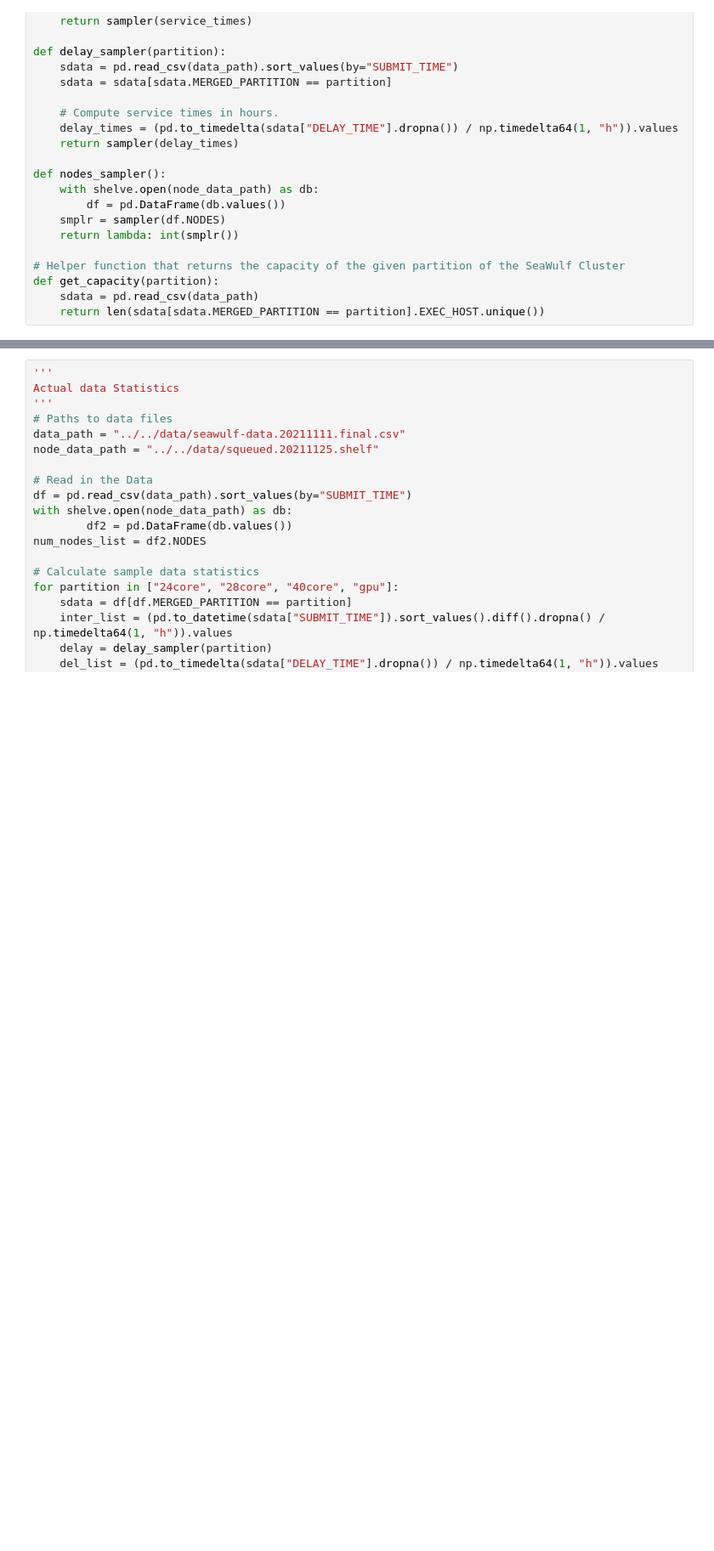
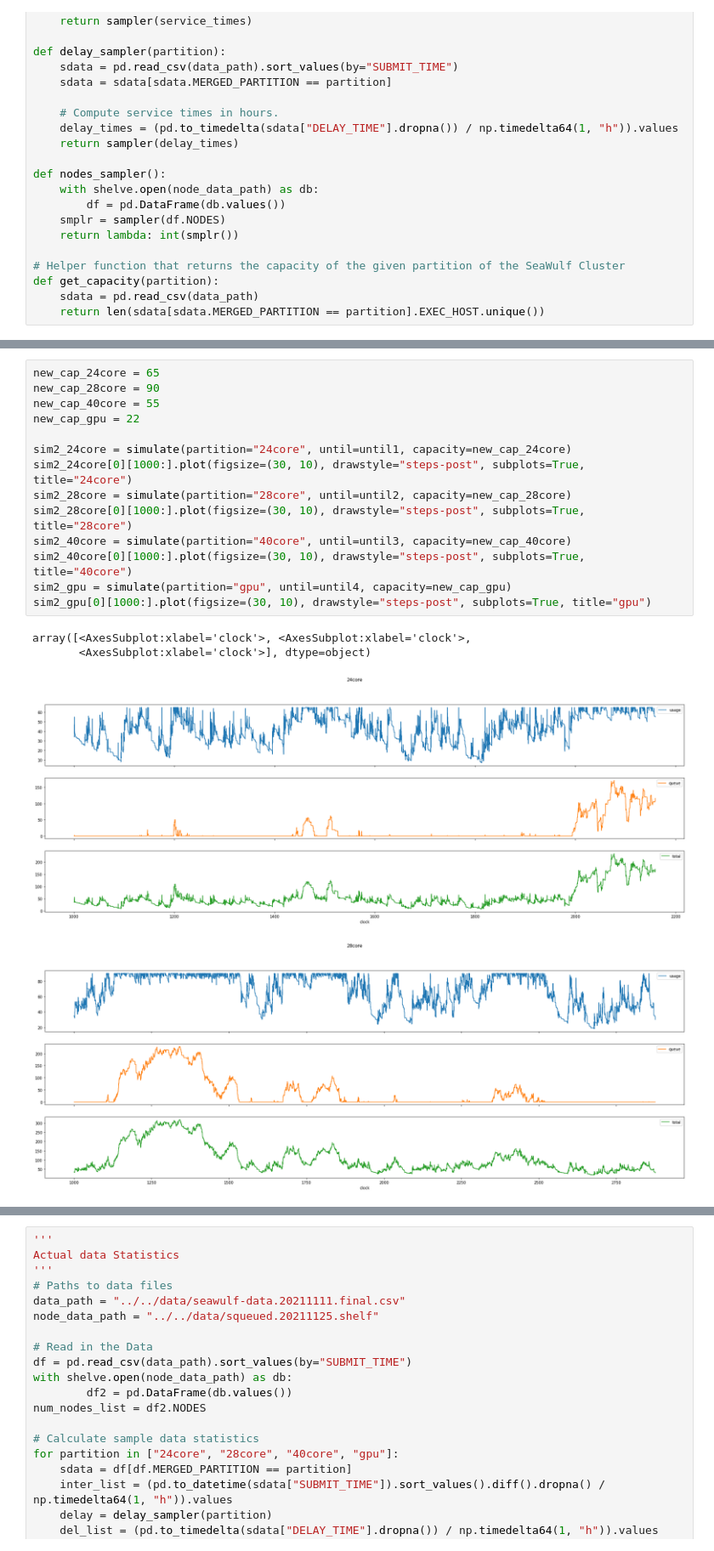
Before and after one commit to Soubkia/ams553, a Jupyter notebook: src/notebooks/SeaWulf_Simulator.ipynb, the cells around one changed output, grey strips where cells are left out. Shown at 85% size. Drawn from its saved outputs; the diff is of its cells as text; blank space fills up the shorter version.

```diff
--- a/src/notebooks/SeaWulf_Simulator.ipynb
+++ b/src/notebooks/SeaWulf_Simulator.ipynb
@@ -185,0 +217,19 @@ array([<AxesSubplot:xlabel='clock'>, <AxesSubplot:xlabel='clock'>,
+# %%
+new_cap_24core = 65
+new_cap_28core = 90
+new_cap_40core = 55
+new_cap_gpu = 22
+
+sim2_24core = simulate(partition="24core", until=until1, capacity=new_cap_24core)
+sim2_24core[0][1000:].plot(figsize=(30, 10), drawstyle="steps-post", subplots=True, title="24core")
+sim2_28core = simulate(partition="28core", until=until2, capacity=new_cap_28core)
+sim2_28core[0][1000:].plot(figsize=(30, 10), drawstyle="steps-post", subplots=True, title="28core")
+sim2_40core = simulate(partition="40core", until=until3, capacity=new_cap_40core)
+sim2_40core[0][1000:].plot(figsize=(30, 10), drawstyle="steps-post", subplots=True, title="40core")
+sim2_gpu = simulate(partition="gpu", until=until4, capacity=new_cap_gpu)
+sim2_gpu[0][1000:].plot(figsize=(30, 10), drawstyle="steps-post", subplots=True, title="gpu")
+# %% [output]
+array([<AxesSubplot:xlabel='clock'>, <AxesSubplot:xlabel='clock'>,
+       <AxesSubplot:xlabel='clock'>], dtype=object)
+[figure, added]
+[figure, added]
```
Also changed, not shown: parts of 8 cells of this notebook.
